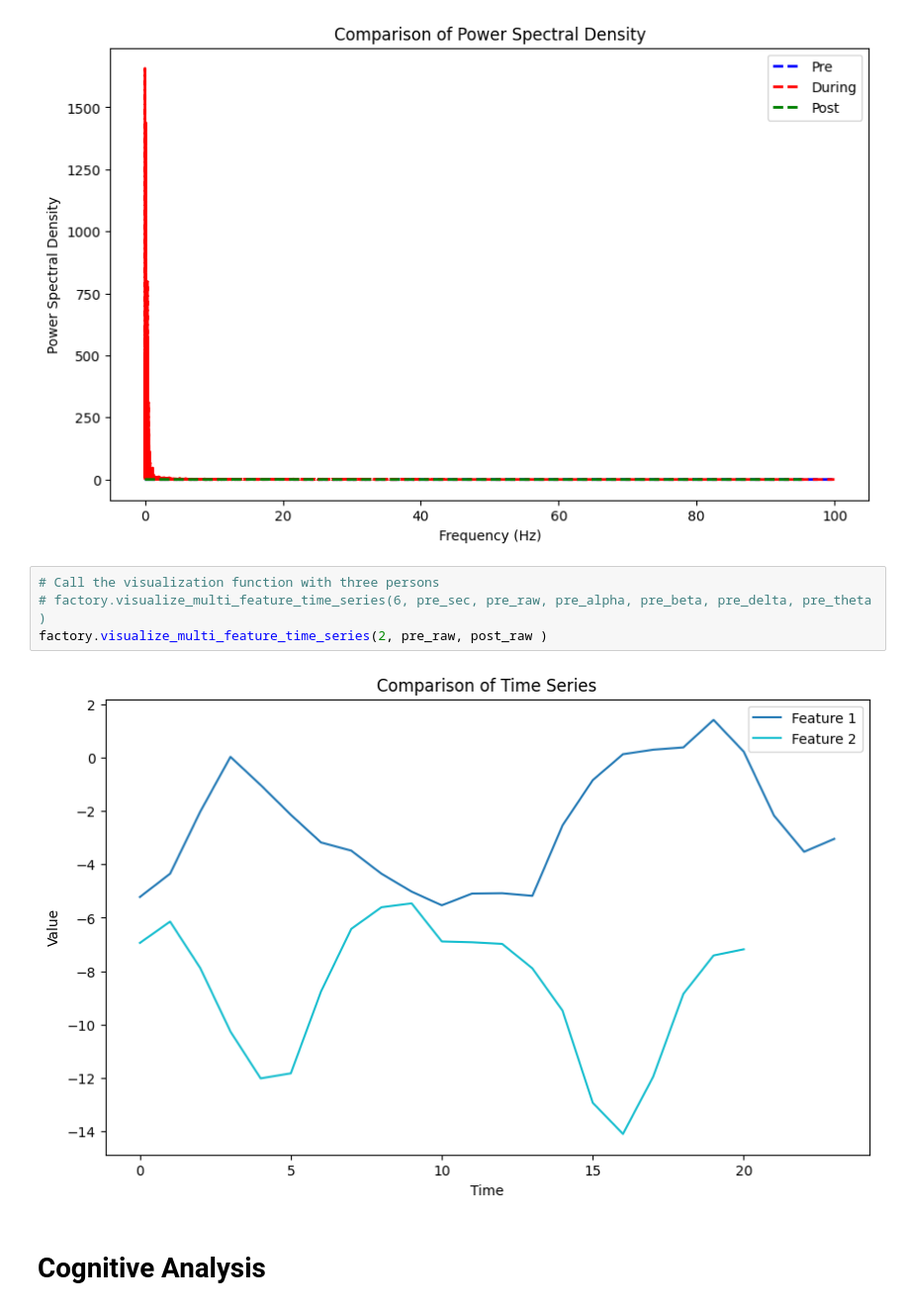
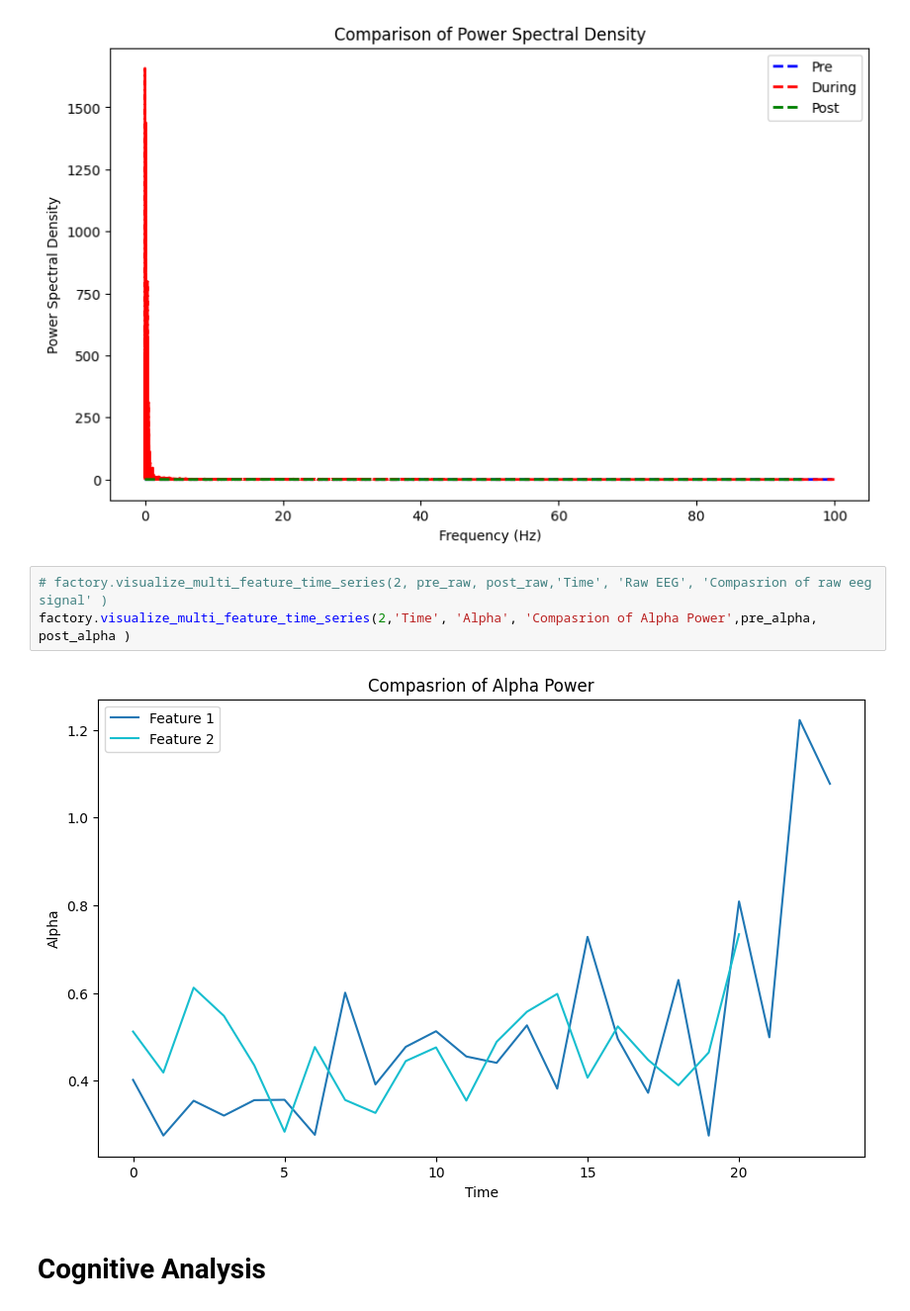
Before and after one commit to preethihiremath/brainsurf, a Jupyter notebook: brainSurf_Cognitive.ipynb, the cells around one changed output. Shown: that part at 99% size. Drawn from its saved outputs; the diff is of its cells as text.

```diff
--- a/FINAL.ipynb
+++ b/brainSurf_Cognitive.ipynb
@@ -160,12 +147,11 @@ factory.visualize_spectral_power(pre_raw, during_raw, post_raw, fs)
 [figure]
 [figure]
 [figure]
-# %%
-# Call the visualization function with three persons
-# factory.visualize_multi_feature_time_series(6, pre_sec, pre_raw, pre_alpha, pre_beta, pre_delta, pre_theta )
-factory.visualize_multi_feature_time_series(2, pre_raw, post_raw )
-# %% [output]
-[figure, removed]
+# %%
+# factory.visualize_multi_feature_time_series(2, pre_raw, post_raw,'Time', 'Raw EEG', 'Compasrion of raw eeg signal' )
+factory.visualize_multi_feature_time_series(2,'Time', 'Alpha', 'Compasrion of Alpha Power',pre_alpha, post_alpha )
+# %% [output]
+[figure, added]
 # %% [markdown]
 # Cognitive Analysis
 # %%
```
Also changed, not shown: parts of 11 cells of this notebook, 14 other files.
